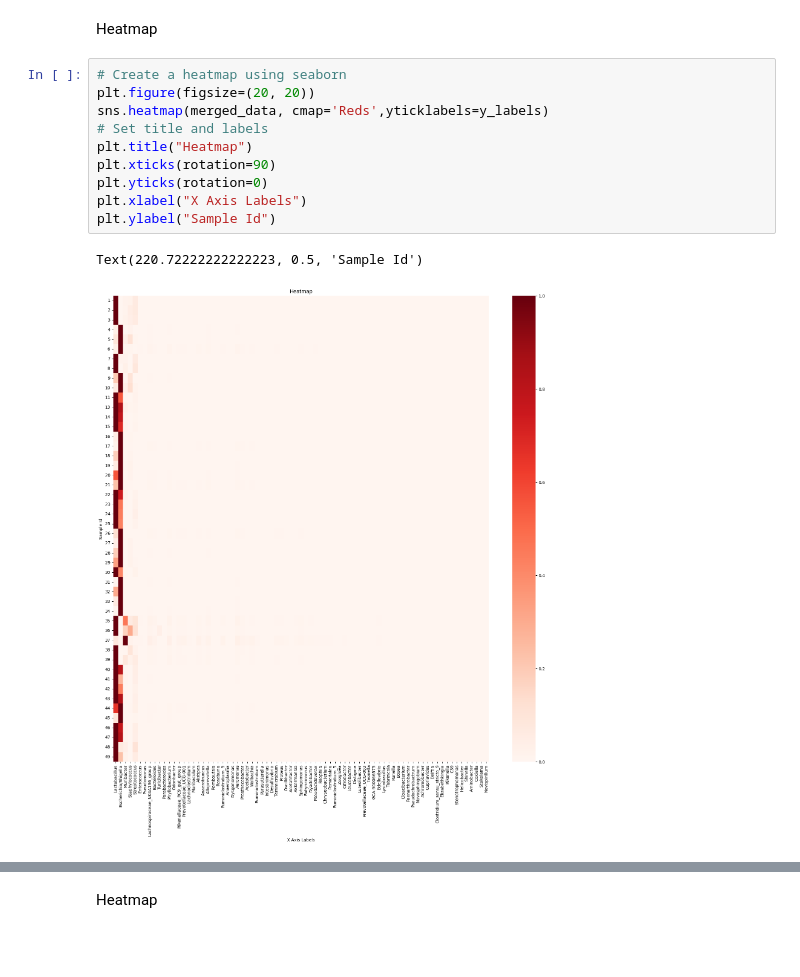
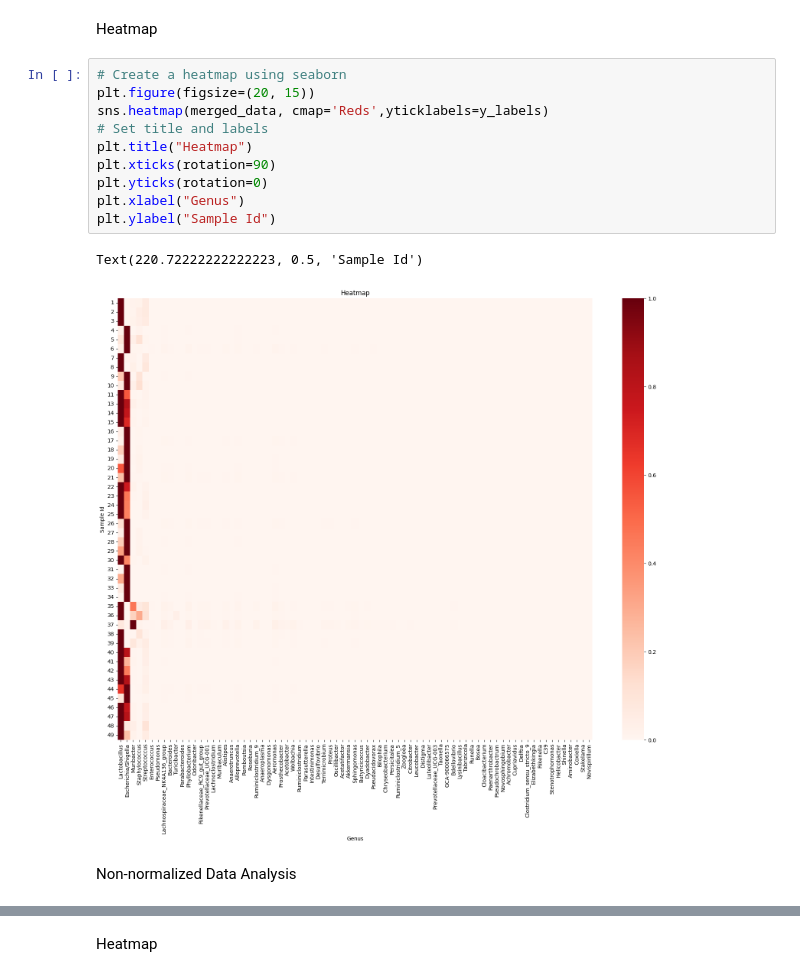
Before and after one commit to xuan13hao/data_analysis, a Jupyter notebook: 16s/analysis.ipynb, the cells around one changed output, grey strips where cells are left out. Drawn from its saved outputs; the diff is of its cells as text; blank space fills up the shorter version.

```diff
--- a/16s/analysis.ipynb
+++ b/16s/analysis.ipynb
@@ -120,17 +121,19 @@ merged_data.head(10)
 Heatmap
 # %%
 # Create a heatmap using seaborn
-plt.figure(figsize=(20, 20))
+plt.figure(figsize=(20, 15))
 sns.heatmap(merged_data, cmap='Reds',yticklabels=y_labels)
 # Set title and labels
 plt.title("Heatmap")
 plt.xticks(rotation=90)
 plt.yticks(rotation=0)
-plt.xlabel("X Axis Labels")
+plt.xlabel("Genus")
 plt.ylabel("Sample Id")
 # %% [output]
 Text(220.72222222222223, 0.5, 'Sample Id')
-[figure, old version]
+[figure, new version]
+# %% [markdown]
+Non-normalized Data Analysis
 # %%
 
 data = pd.read_csv('genus_table_Umar_MPD.csv')
```
Also changed, not shown: parts of 7 cells of this notebook.
